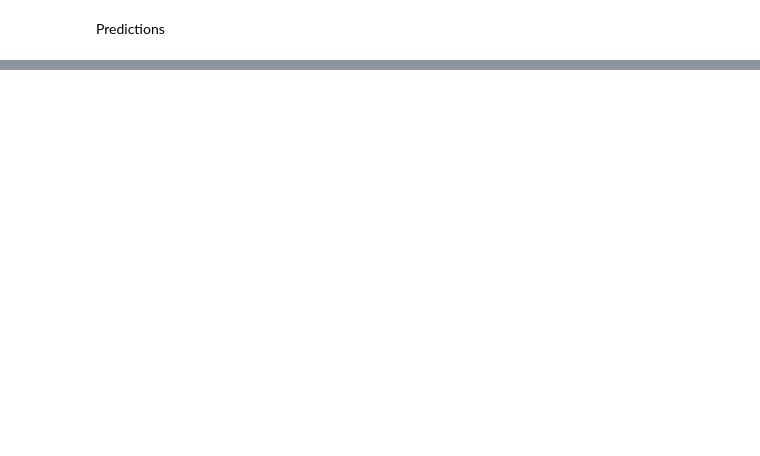
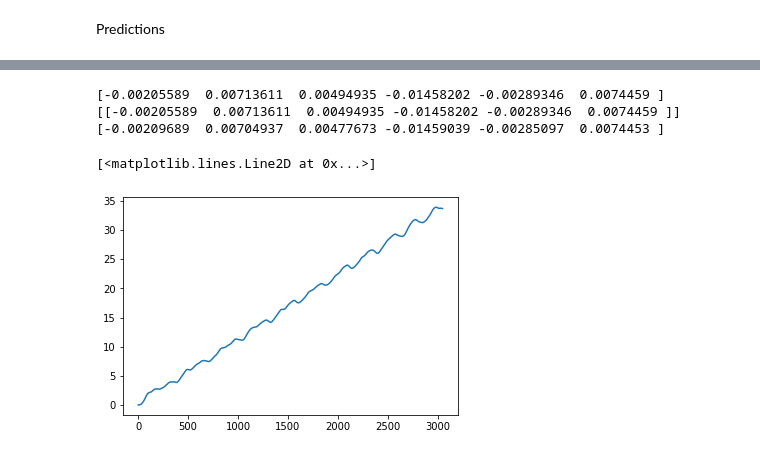
Before and after one commit to tuphr2234/ChaosPrediction, a Jupyter notebook: ThreeBodySimulation_(3).ipynb, the cells around one changed output, grey strips where cells are left out. Cells and saved outputs as stored; diff of their text form; code cells hidden in the pictures; blank space fills up the shorter version.

```diff
--- a/ThreeBodySimulation_(3).ipynb
+++ b/ThreeBodySimulation_(3).ipynb
@@ -278,16 +258,20 @@ def saveSimulation(simulation,numOfBodies,simulation_name):
+# %%
+simulation1 = loadSimulation(pd.read_csv('/content/N-Body Simulation.csv'))
+# %%
+numOfBodies = simulation1.shape[1] // 2
 # %%
 from sklearn.preprocessing import MinMaxScaler
 from sklearn.preprocessing import StandardScaler
 from scipy.signal import hilbert
 from scipy.fft import fft, ifft
 scaled = False
-windowSizeX= 30
+windowSizeX= 8
 windowSizeY = 10
 #batch = 6
 
-derivativeSimulation1 = preprocessSimulation(simulation1)
+diffSimulation1 = np.diff(simulation1,axis = 0)
 
-train, val, test = splitToTrainValidTest(derivativeSimulation1,0.2)
+train, val, test = splitToTrainValidTest(diffSimulation1,0.2)
 
 if scaled:
   scaler = StandardScaler()
@@ -315,7 +299,7 @@ X_test, y_test = prepareData(test,windowSizeX)
 
 
 
-model =  buildModelLSTM(windowSizeX,numOfBodies)
+model =  buildModelCNN(windowSizeX,numOfBodies)
 cp1 = ModelCheckpoint('model/', save_best_only=True)
 model.compile(loss=MeanSquaredError(), optimizer=Adam(learning_rate=0.0001), metrics=[RootMeanSquaredError()])
 
@@ -329,4 +333,4 @@ model.compile(loss=MeanSquaredError(), optimizer=Adam(learning_rate=0.0001), met
 #for i in range(100):
   #model.fit(X_train, y_train, validation_data=(X_val, y_val), epochs=2, callbacks=[cp1])
   #model.fit(X_train2, y_train2, validation_data=(X_val2, y_val2), epochs=2, callbacks=[cp1])
-model.fit(X_train, y_train, validation_data=(X_val, y_val), epochs=200, callbacks=[cp1])
+model.fit(X_train, y_train, validation_data=(X_val, y_val), epochs=100, callbacks=[cp1])
@@ -386,17 +408,23 @@ ValueError: ignored
 # %%
-print((simulation1[len(X_train)+windowSizeX]))
+print((diffSimulation1[len(X_train)+windowSizeX-1]))
 
 print((train[-1:]))
-#y_train =sc.inverse_transform(y_train)
-#print((y_train[-1:]))
+
 print(listOfPredictions[0])
 if scaled:
   print((scaler.inverse_transform(model.predict(X_train[-1:]))))
+# %% [output]
+[-0.00205589  0.00713611  0.00494935 -0.01458202 -0.00289346  0.0074459 ]
+[[-0.00205589  0.00713611  0.00494935 -0.01458202 -0.00289346  0.0074459 ]]
+[-0.00209689  0.00704937  0.00477673 -0.01459039 -0.00285097  0.0074453 ]
 # %%
 import matplotlib.pyplot as plt
 disArr = []
 for i in range(len(val)+len(test)):
-  disArr.append(np.linalg.norm(simulation1[len(X_train)+windowSizeX+i]-listOfPredictionsTrue[i]))
+  disArr.append(np.linalg.norm(simulation1[len(X_train)+windowSizeX+i+1]-listOfPredictionsTrue[i]))
 
 plt.plot(disArr)
+# %% [output]
+[<matplotlib.lines.Line2D at 0x...>]
+[figure, added]
 # %%
```
Also changed, not shown: parts of 25 cells of this notebook.
